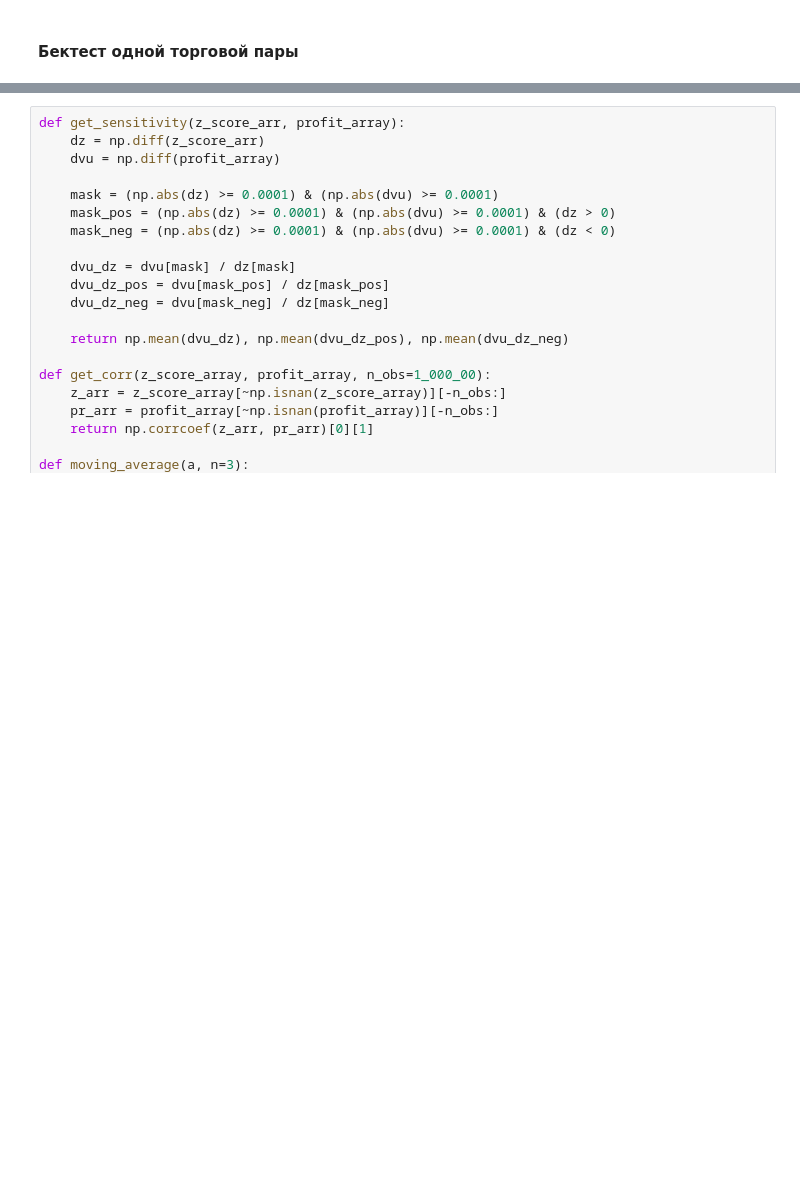
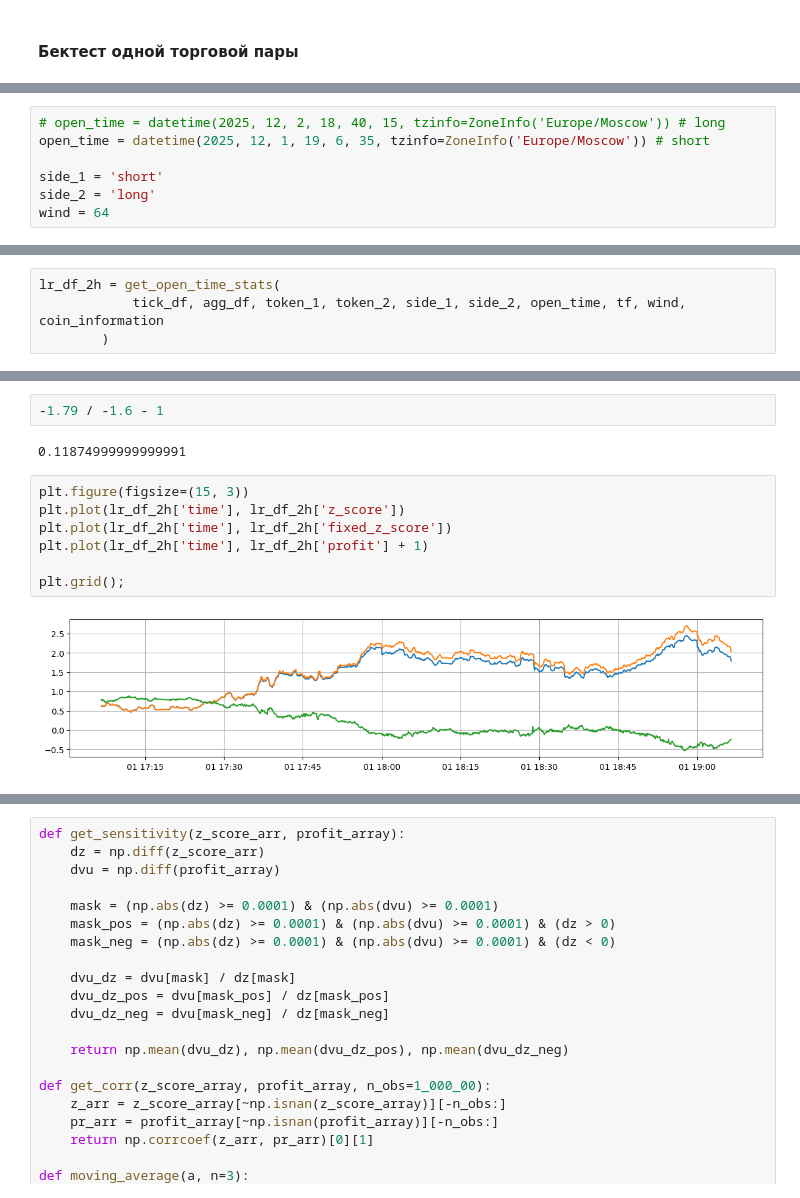
Before and after one commit to elterion/bot, a Jupyter notebook: Pair Trading.ipynb, the cells around one changed output, grey strips where cells are left out. Cells and saved outputs as stored; diff of their text form; blank space fills up the shorter version.

```diff
--- a/Pair Trading.ipynb
+++ b/Pair Trading.ipynb
@@ -214,0 +192,7 @@ plt.grid();
+# %%
+# open_time = datetime(2025, 12, 2, 18, 40, 15, tzinfo=ZoneInfo('Europe/Moscow')) # long
+open_time = datetime(2025, 12, 1, 19, 6, 35, tzinfo=ZoneInfo('Europe/Moscow')) # short
+
+side_1 = 'short'
+side_2 = 'long'
+wind = 64
@@ -214,0 +201,4 @@ plt.grid();
+# %%
+lr_df_2h = get_open_time_stats(
+            tick_df, agg_df, token_1, token_2, side_1, side_2, open_time, tf, wind, coin_information
+        )
@@ -214,0 +269,13 @@ plt.grid();
+# %%
+-1.79 / -1.6 - 1
+# %% [output]
+0.11874999999999991
+# %%
+plt.figure(figsize=(15, 3))
+plt.plot(lr_df_2h['time'], lr_df_2h['z_score'])
+plt.plot(lr_df_2h['time'], lr_df_2h['fixed_z_score'])
+plt.plot(lr_df_2h['time'], lr_df_2h['profit'] + 1)
+
+plt.grid();
+# %% [output]
+[figure, added]
```
Also changed, not shown: parts of 59 cells of this notebook, 4 other files.
